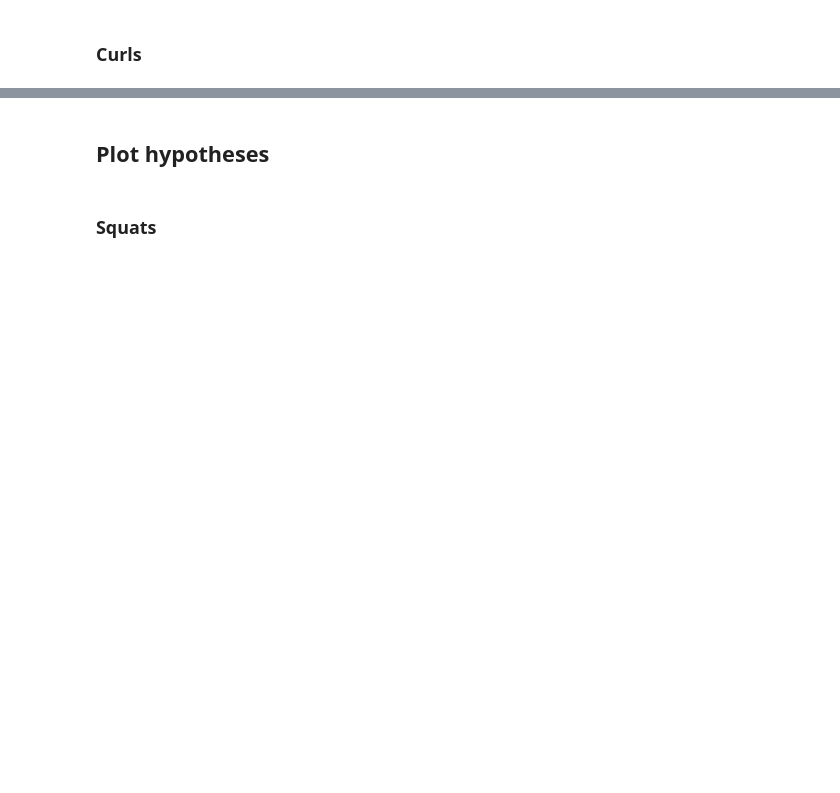
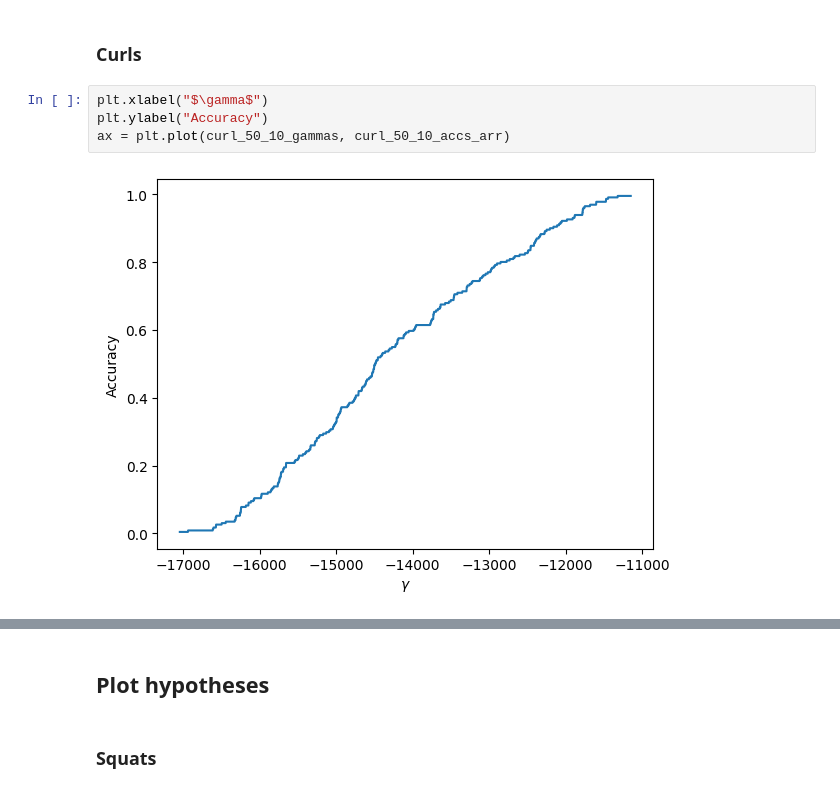
Before and after one commit to sjb296/linear-motion-detection, a Jupyter notebook: main.ipynb, the cells around one changed output, grey strips where cells are left out. Saved outputs shown, nothing was run; the diff lists cells and outputs as text; blank space fills up the shorter version.

```diff
--- a/main.ipynb
+++ b/main.ipynb
@@ -1253,2 +1332,8 @@ ax = pd.Series(curl_Ts_50_10).plot()
 # %% [markdown]
 ### Curls
+# %%
+plt.xlabel("$\gamma$")
+plt.ylabel("Accuracy")
+ax = plt.plot(curl_50_10_gammas, curl_50_10_accs_arr)
+# %% [output]
+[figure, added]
```
Also changed, not shown: parts of 30 cells of this notebook.
